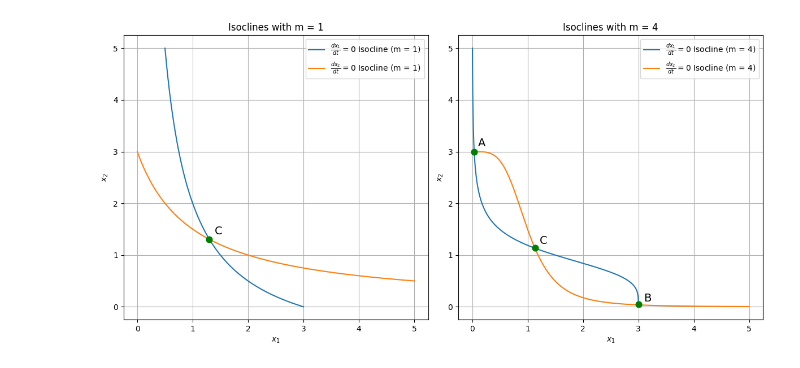
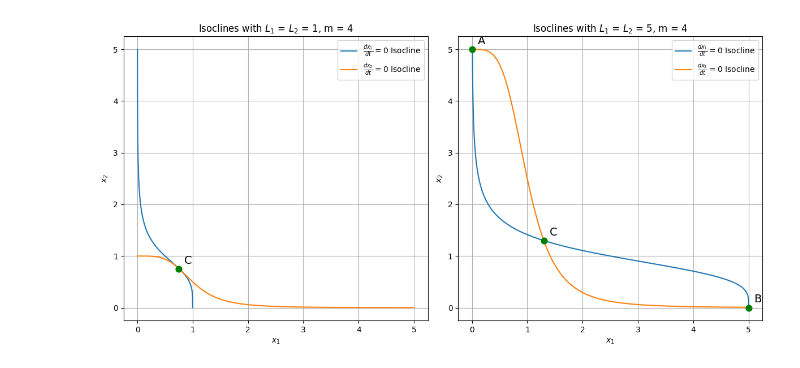
Before and after one commit to GrateJastes/scipy, a Jupyter notebook: figures.ipynb, the cells around one changed output. Cells and saved outputs as stored; diff of their text form; code cells hidden in the pictures.

```diff
--- a/figures.ipynb
+++ b/figures.ipynb
@@ -3,66 +3,71 @@ import numpy as np
 import matplotlib.pyplot as plt
 
 #####################################
-L1 = 3
-L2 = 3
+L1 = 1
+L2 = 1
+
+L1_2 = 5
+L2_2 = 5
 
 m_1 = 1
 m_2 = 4
 ##############################
 
 x1_range = np.linspace(0, 5, 400)
 x2_range = np.linspace(0, 5, 400)
 
-x1_isocline_1 = L1 / (1 + x2_range ** m_1)
-x2_isocline_1 = L2 / (1 + x1_range ** m_1)
+x1_isocline_1 = L1 / (1 + x2_range ** m_2)
+x2_isocline_1 = L2 / (1 + x1_range ** m_2)
 
-x1_isocline_2 = L1 / (1 + x2_range ** m_2)
-x2_isocline_2 = L2 / (1 + x1_range ** m_2)
+x1_isocline_2 = L1_2 / (1 + x2_range ** m_2)
+x2_isocline_2 = L2_2 / (1 + x1_range ** m_2)
 
 plt.figure(figsize=(12, 6))
 
 # Plotting with m = 1
 plt.subplot(1, 2, 1)
-plt.plot(x1_isocline_1, x2_range, label=r'$\frac{dx_1}{dt} = 0$ Isocline (m = 1)')
-plt.plot(x1_range, x2_isocline_1, label=r'$\frac{dx_2}{dt} = 0$ Isocline (m = 1)')
+plt.plot(x1_isocline_1, x2_range, label=r'$\frac{dx_1}{dt} = 0$ Isocline')
+plt.plot(x1_range, x2_isocline_1, label=r'$\frac{dx_2}{dt} = 0$ Isocline')
 plt.xlabel('$x_1$')
 plt.ylabel('$x_2$')
-plt.title('Isoclines with m = 1')
+plt.title('Isoclines with $L_1$ = $L_2$ = 1, m = 4')
 plt.legend()
 plt.grid(True)
+
+### point C
+plt.scatter(0.75, 0.75, color='green', s=60, zorder=5)
+plt.text(0.85, 0.85, 'C', fontsize=14)
+
+
+
+# Second plot with m = 3
+plt.subplot(1, 2, 2)
+plt.plot(x1_isocline_2, x2_range, label=r'$\frac{dx_1}{dt} = 0$ Isocline ')
+plt.plot(x1_range, x2_isocline_2, label=r'$\frac{dx_2}{dt} = 0$ Isocline ')
+plt.xlabel('$x_1$')
+plt.ylabel('$x_2$')
+plt.title('Isoclines with $L_1$ = $L_2$ = 5, m = 4')
+plt.legend()
+plt.grid()
+
+### point A
+plt.scatter(0, 5, color='green', s=60, zorder=5)
+plt.text(0.1, 5.1, 'A', fontsize=14)
+
+### point B
+plt.scatter(5, 0,  color='green', s=60, zorder=5)
+plt.text(5.1, 0.1,  'B', fontsize=14)
 
 ### point C
 plt.scatter(1.3, 1.3, color='green', s=60, zorder=5)
 plt.text(1.4, 1.4, 'C', fontsize=14)
 
 
-# Second plot with m = 3
-plt.subplot(1, 2, 2)
-plt.plot(x1_isocline_2, x2_range, label=r'$\frac{dx_1}{dt} = 0$ Isocline (m = 4)')
-plt.plot(x1_range, x2_isocline_2, label=r'$\frac{dx_2}{dt} = 0$ Isocline (m = 4)')
-plt.xlabel('$x_1$')
-plt.ylabel('$x_2$')
-plt.title('Isoclines with m = 4')
-plt.legend()
-plt.grid()
-
-### point A
-plt.scatter(0.04, 3, color='green', s=60, zorder=5)
-plt.text(0.1, 3.1, 'A', fontsize=14)
-
-### point B
-plt.scatter(3, 0.05,  color='green', s=60, zorder=5)
-plt.text(3.1, 0.1,  'B', fontsize=14)
-
-### point C
-plt.scatter(1.135, 1.135, color='green', s=60, zorder=5)
-plt.text(1.22, 1.22, 'C', fontsize=14)
-
 plt.tight_layout()
-plt.savefig('images/m1-m4_isoclines.png')
+plt.savefig('images/L1-L5_m4_isoclines.png')
 plt.show()
 # %% [output]
-[figure, old version]
+[figure, new version]
 # %%
 from scipy.integrate import odeint
 
```
Also changed, not shown: parts of 1 cell of this notebook.
